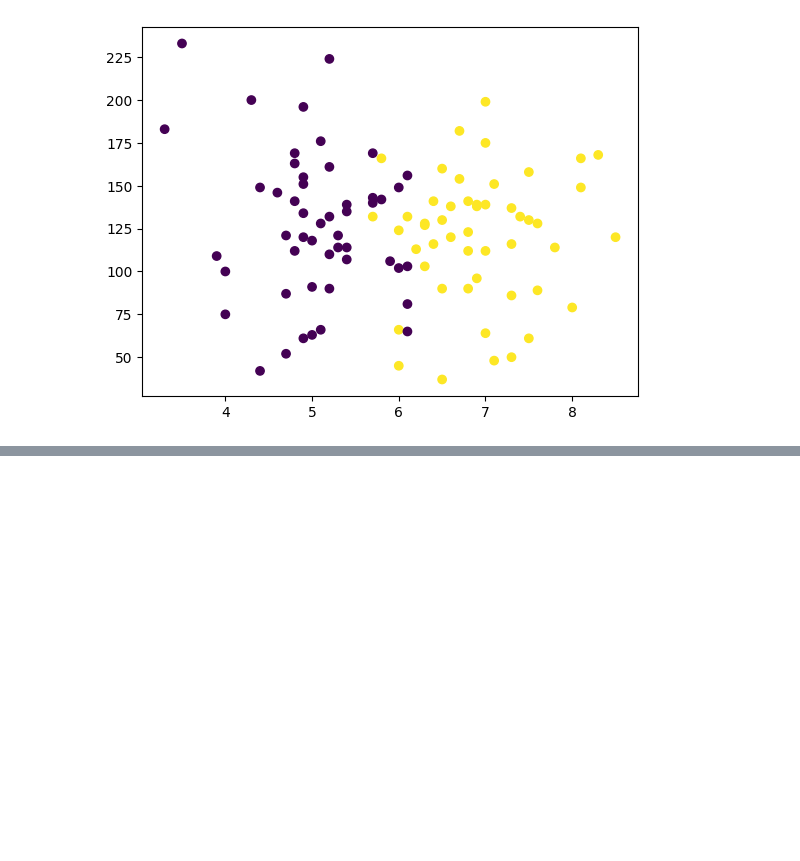
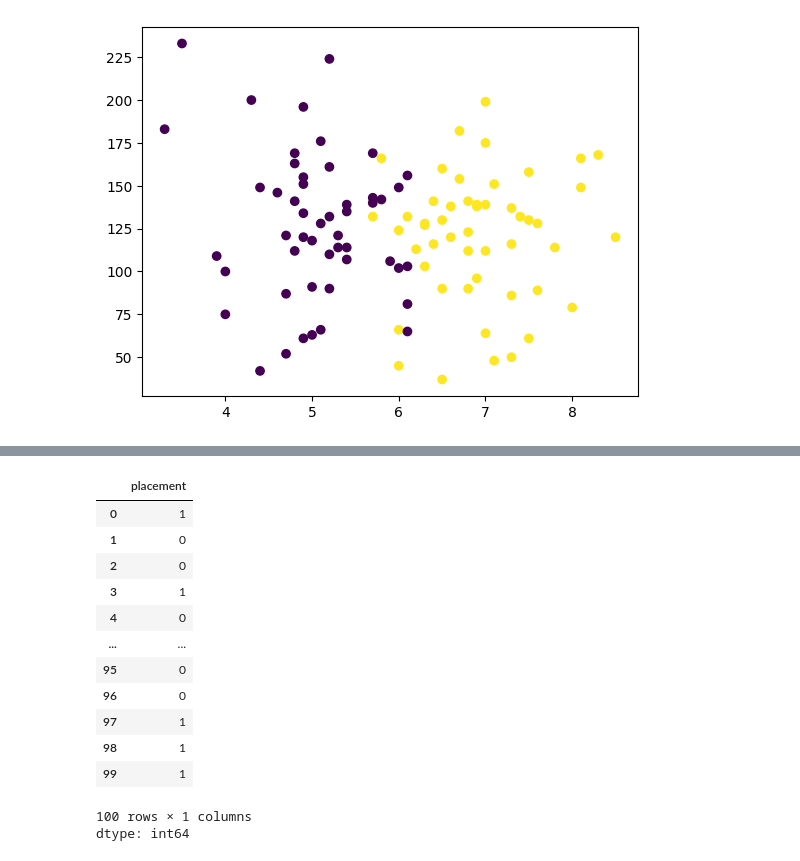
Before and after one commit to AhsanHafeez29102005-19/ML-Project, a Jupyter notebook: placement prediction Model.ipynb, the cells around one changed output, grey strips where cells are left out. Cells and saved outputs as stored; diff of their text form; code cells hidden in the pictures; blank space fills up the shorter version.

```diff
--- a/placement prediction Model.ipynb
+++ b/placement prediction Model.ipynb
@@ -50,0 +61,17 @@ plt.scatter(df['cgpa'],df['iq'],c=df['placement'])
+# %%
+Y
+# %% [output]
+|  | placement |
+| 0 | 1 |
+| 1 | 0 |
+| 2 | 0 |
+| 3 | 1 |
+| 4 | 0 |
+| ... | ... |
+| 95 | 0 |
+| 96 | 0 |
+| 97 | 1 |
+| 98 | 1 |
+| 99 | 1 |
+100 rows × 1 columns
+dtype: int64
```
Also changed, not shown: parts of 21 cells of this notebook.
